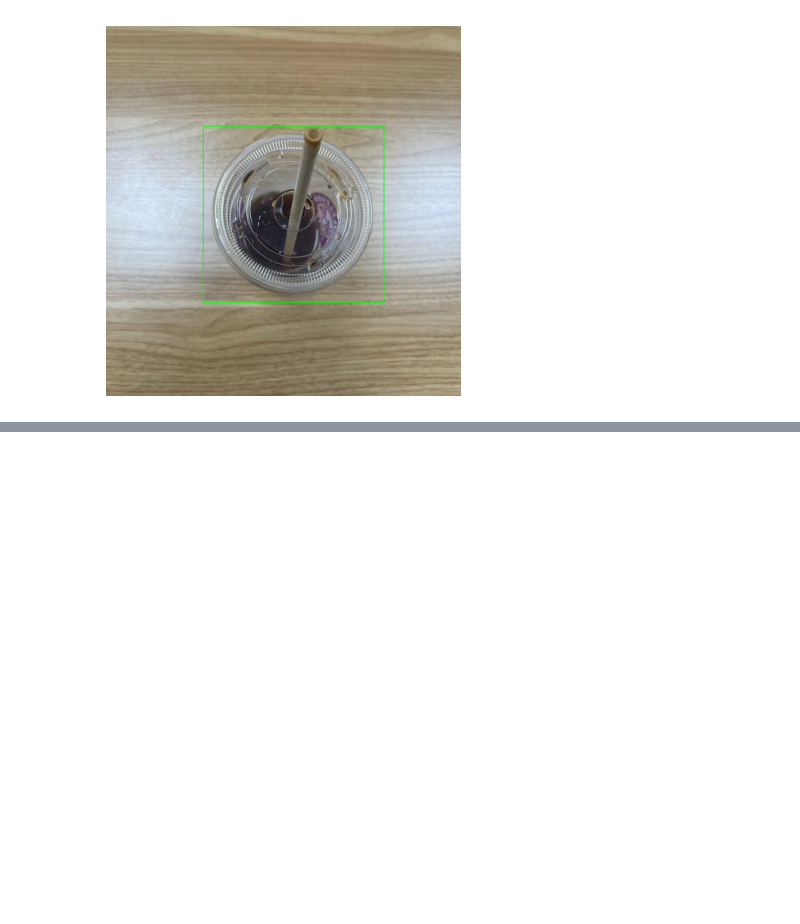
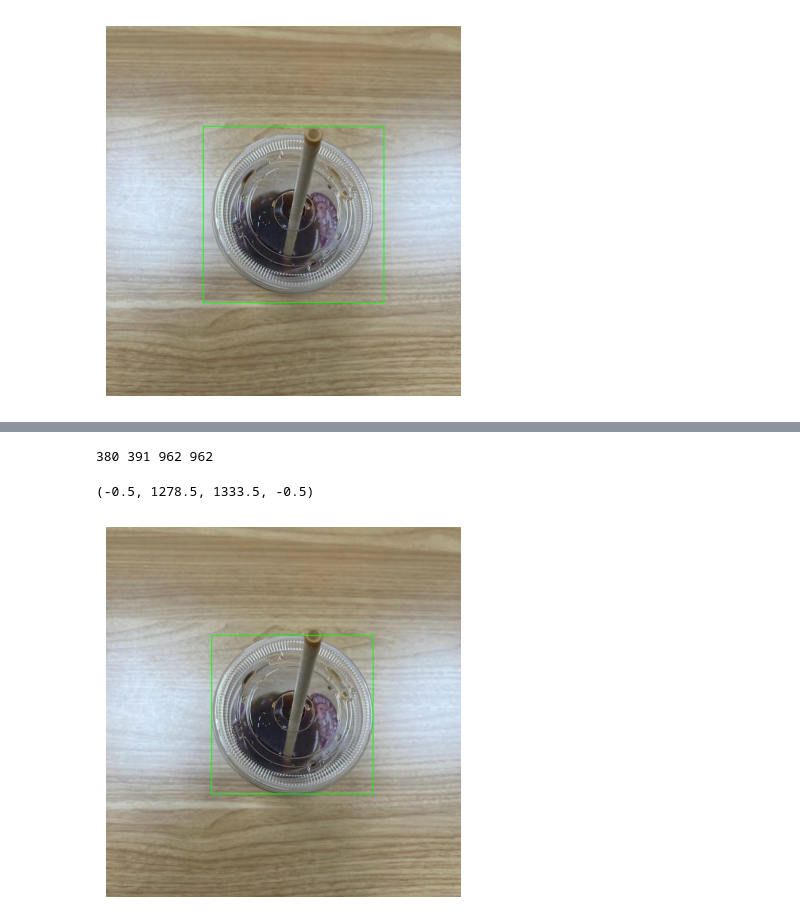
Before and after one commit to hxuaj/my-repo, a Jupyter notebook: edge_detect.ipynb, the cells around one changed output, grey strips where cells are left out. Saved outputs shown, nothing was run; the diff lists cells and outputs as text; code cells hidden in the pictures; blank space fills up the shorter version.

```diff
--- a/edge_detect.ipynb
+++ b/edge_detect.ipynb
@@ -200,0 +236,18 @@ crop_obj('test1.jpg', padding=30, lo_thresh=30, up_thresh=150, if_maxmin=True)
+# %%
+min_coords = tf.reduce_min(tf.where(filtered_edges[0] > 0), axis=0)
+max_coords = tf.reduce_max(tf.where(filtered_edges[0] > 0), axis=0)
+
+# Extract the minimum and maximum coordinates
+x_min, y_min = min_coords[1].numpy(), min_coords[0].numpy()  # x corresponds to the second dimension, y corresponds to the first dimension
+x_max, y_max = max_coords[1].numpy(), max_coords[0].numpy()
+print(x_min, y_min, x_max, y_max)
+
+image = cv2.imread('test1.jpg')
+image = cv2.cvtColor(image, cv2.COLOR_BGR2RGB)
+img_new_crop = cv2.rectangle(image, (x_min, y_min), (x_max, y_max), (0, 255, 0), 2)
+plt.imshow(img_new_crop)
+plt.axis('off')
+# %% [output]
+380 391 962 962
+(-0.5, 1278.5, 1333.5, -0.5)
+[figure, added]
```
Also changed, not shown: parts of 7 cells of this notebook.
